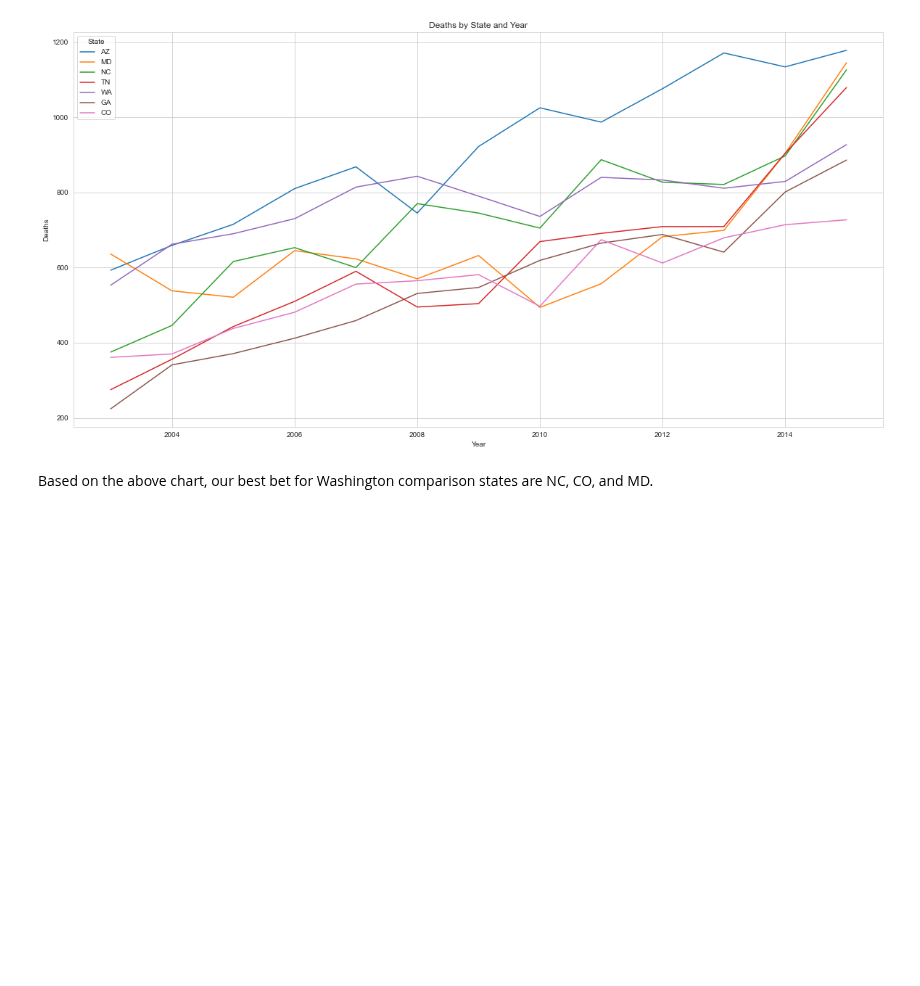
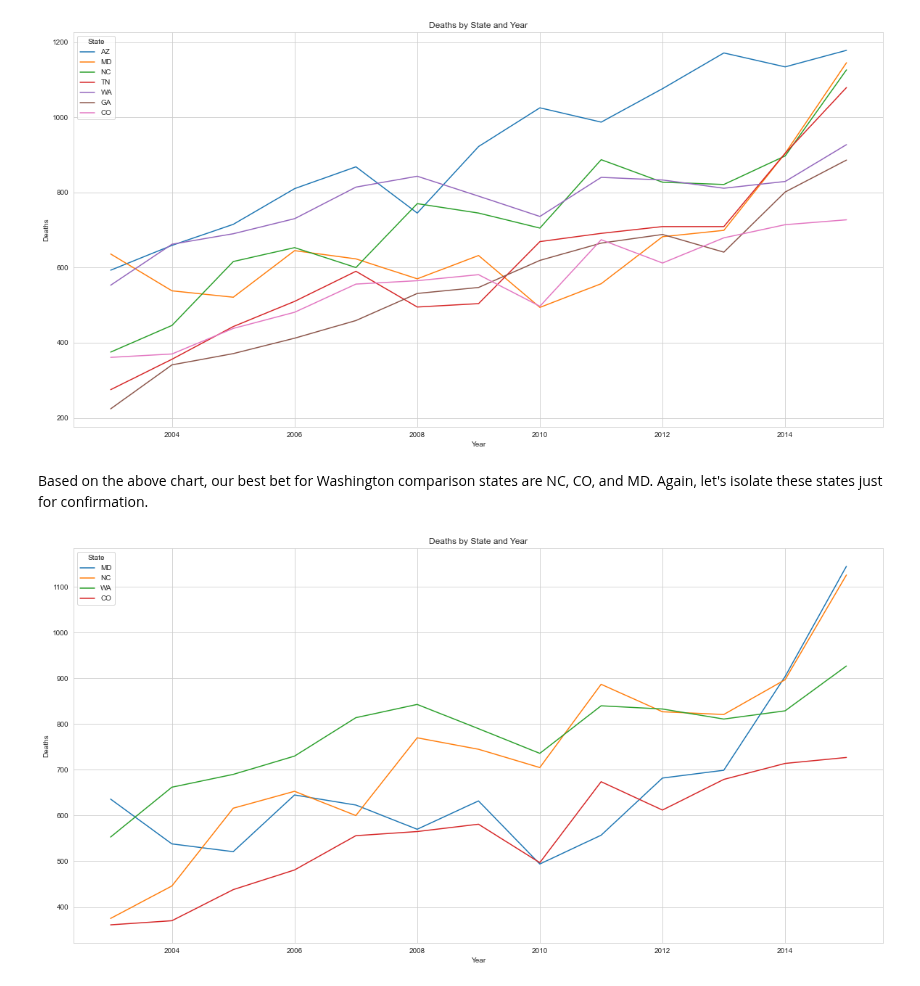
Before and after one commit to abzdel/Opioid-Analysis, a Jupyter notebook: pick_states.ipynb, the cells around one changed output. Saved outputs shown, nothing was run; the diff lists cells and outputs as text; code cells hidden in the pictures; blank space fills up the shorter version.

```diff
--- a/pick_states.ipynb
+++ b/pick_states.ipynb
@@ -185,4 +205,17 @@ plt.show()
 # %% [output]
 [figure]
 # %% [markdown]
-Based on the above chart, our best bet for Washington comparison states are NC, CO, and MD.
+Based on the above chart, our best bet for Washington comparison states are NC, CO, and MD. Again, let's isolate these states just for confirmation.
+# %%
+# plot deaths across years for every state
+import matplotlib.pyplot as plt
+import seaborn as sns
+
+sns.set_style("whitegrid")
+plt.figure(figsize=(20, 10))
+sns.lineplot(data=wa_comp[wa_comp["State"].isin(["WA", "NC", "CO", "MD"])], x="Year", y="Deaths", hue="State", markers = True)
+plt.title("Deaths by State and Year")
+
+plt.show()
+# %% [output]
+[figure, added]
```
Also changed, not shown: parts of 5 cells of this notebook.
